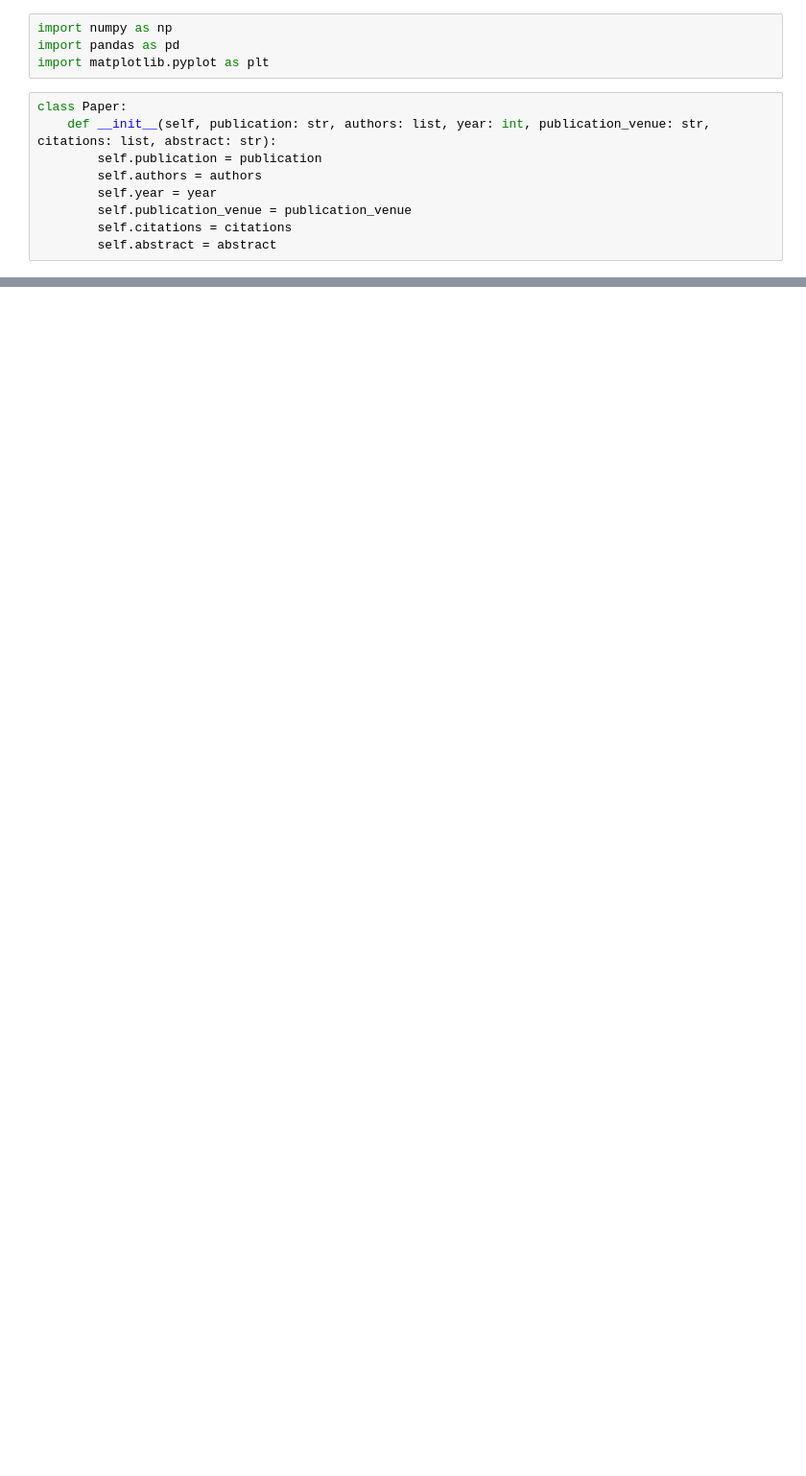
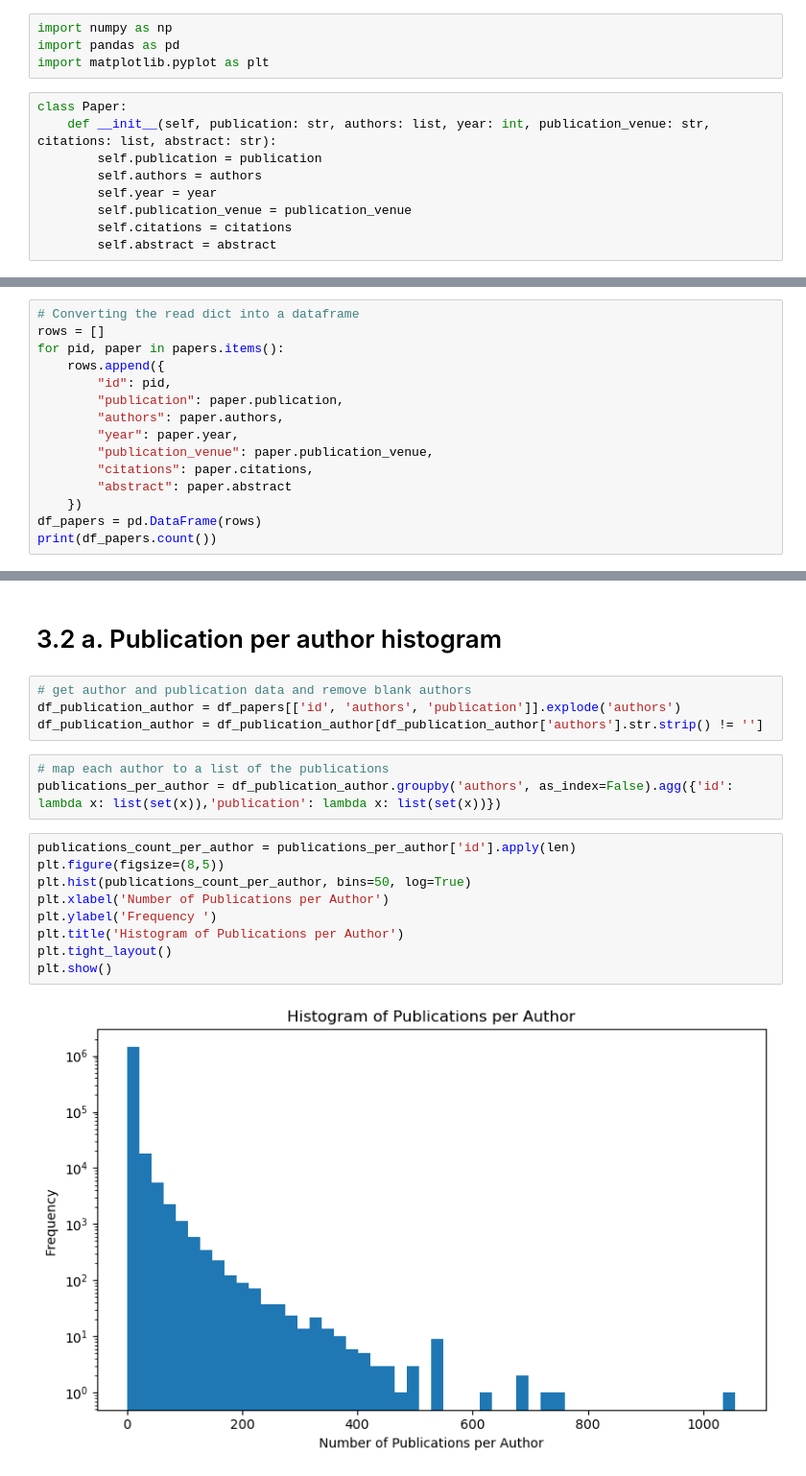
Before and after one commit to SiddhantSaha7/assignmentDataMining, a Jupyter notebook: ques3/Aminer.ipynb, the cells around one changed output, grey strips where cells are left out. Shown at 96% size. Drawn from its saved outputs; the diff is of its cells as text; blank space fills up the shorter version.

```diff
--- a/ques3/Aminer.ipynb
+++ b/ques3/Aminer.ipynb
@@ -52,0 +64,15 @@ file.close()
+# %%
+# Converting the read dict into a dataframe
+rows = []
+for pid, paper in papers.items():
+    rows.append({
+        "id": pid,
+        "publication": paper.publication,
+        "authors": paper.authors,
+        "year": paper.year,
+        "publication_venue": paper.publication_venue,
+        "citations": paper.citations,
+        "abstract": paper.abstract
+    })
+df_papers = pd.DataFrame(rows)
+print(df_papers.count())
@@ -77,0 +153,20 @@ count of unique publications: 1929485
+# %% [markdown]
+# 3.2 a. Publication per author histogram
+# %%
+# get author and publication data and remove blank authors
+df_publication_author = df_papers[['id', 'authors', 'publication']].explode('authors')
+df_publication_author = df_publication_author[df_publication_author['authors'].str.strip() != '']
+# %%
+# map each author to a list of the publications
+publications_per_author = df_publication_author.groupby('authors', as_index=False).agg({'id': lambda x: list(set(x)),'publication': lambda x: list(set(x))})
+# %%
+publications_count_per_author = publications_per_author['id'].apply(len)
+plt.figure(figsize=(8,5))
+plt.hist(publications_count_per_author, bins=50, log=True)
+plt.xlabel('Number of Publications per Author')
+plt.ylabel('Frequency ')
+plt.title('Histogram of Publications per Author')
+plt.tight_layout()
+plt.show()
+# %% [output]
+[figure, added]
```
Also changed, not shown: parts of 40 cells of this notebook.
